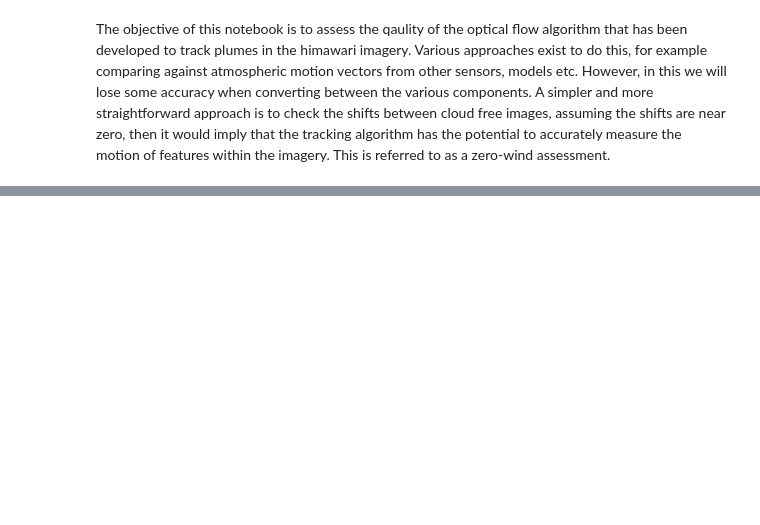
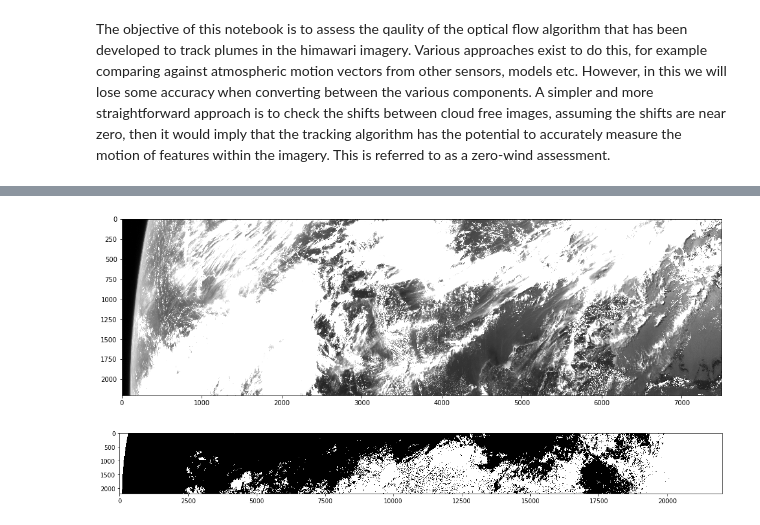
Before and after one commit to gridl/kcl-fire-aot, a Jupyter notebook: notebooks/Optical Flow Accuracy Assessment.ipynb, the cells around one changed output, grey strips where cells are left out. Cells and saved outputs as stored; diff of their text form; code cells hidden in the pictures; blank space fills up the shorter version.

```diff
--- a/notebooks/Optical Flow Accuracy Assessment.ipynb
+++ b/notebooks/Optical Flow Accuracy Assessment.ipynb
@@ -39,0 +33,6 @@ for k in new_data:
+# %%
+plt.figure(figsize=(18,5))
+plt.imshow(new_data['redrad'][:, 0:7500], cmap='gray', vmin=0, vmax=100)
+plt.show()
+# %% [output]
+[figure, added]
@@ -39,0 +41,6 @@ for k in new_data:
+# %%
+plt.figure(figsize=(18,5))
+plt.imshow(cloud_free, cmap='gray')
+plt.show()
+# %% [output]
+[figure, added]
```
Also changed, not shown: parts of 9 cells of this notebook, 1 other file.
